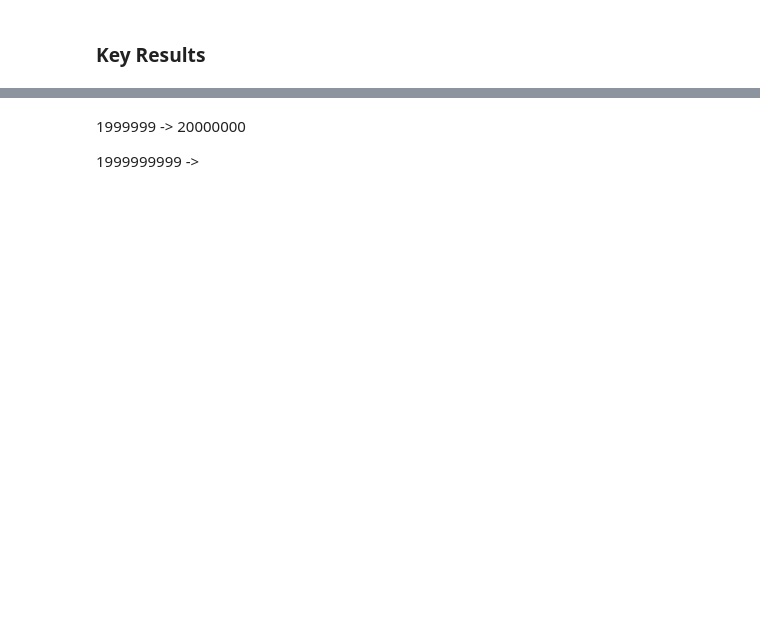
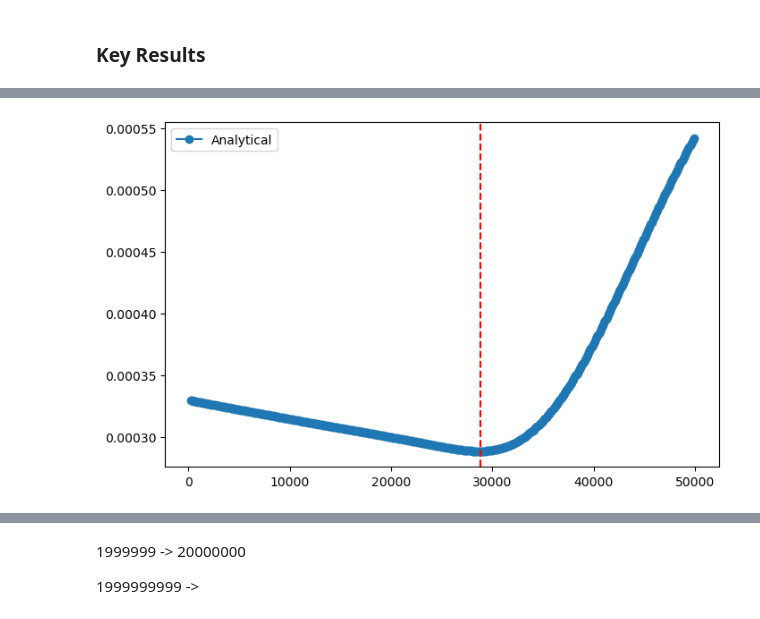
Before and after one commit to WillInvest/Dynamic_AMM, a Jupyter notebook: long_term/final_analysis.ipynb, the cells around one changed output, grey strips where cells are left out. Cells and saved outputs as stored; diff of their text form; code cells hidden in the pictures; blank space fills up the shorter version.

```diff
--- a/long_term/final_analysis.ipynb
+++ b/long_term/final_analysis.ipynb
@@ -159,0 +238,17 @@ def compare_simulation_and_integration(total_steps, start_step, params, sim=True
+# %%
+import pandas as pd
+import numpy as np
+n_paths = 1_000_000
+results = pd.read_csv('/home/shiftpub/Dynamic_AMM/results_record_100.csv')
+results11 = pd.read_csv('/home/shiftpub/Dynamic_AMM/results_100_5000001.csv')
+merged_df = pd.merge(results, results11, left_on='steps', right_on='total_steps', how='left')
+
+# select first 200000 rows
+# print(merged_df.head())
+# merged_df = merged_df[merged_df['steps'] < 200000]
+# print(merged_df.shape)
+std_err = np.sqrt(merged_df['variance']) / np.sqrt(n_paths)
+for col in ['ana', 'stat', 'naiv']:
+    merged_df[f'{col}_std'] = (merged_df[col] - merged_df['mean']) / std_err
+# print(merged_df.to_markdown())
+merged_df.to_csv('simu_vs_ana_sigma_10_total_5m_interval_100.csv', index=False)
@@ -159,0 +284,5 @@ def compare_simulation_and_integration(total_steps, start_step, params, sim=True
+# %%
+total_steps = merged_df['total_steps'].max()
+
+for steps in [5000, 10000, 20000, 30000, 40000, 50000, total_steps]:
+    plot_comparison(merged_df, steps)
@@ -159,0 +296,16 @@ def compare_simulation_and_integration(total_steps, start_step, params, sim=True
+# %%
+def plot_comparison(df, steps, n_std=3):
+    import matplotlib.pyplot as plt
+    plot_df = df[df['steps'] < steps]
+    plt.figure(figsize=(8, 5))
+    increment = plot_df['ana'].shift(1) - plot_df['ana']
+    inc_of_incr = increment.shift(1) - increment
+    plt.axvline(plot_df[inc_of_incr < 0]['steps'].iloc[0], color='r', linestyle='--')
+    plt.plot(plot_df['steps'], increment, 'o-', label='Analytical')
+    # draw a vertical line at when increment is starting to increase
+    plt.legend()
+    plt.show()
+
+plot_comparison(merged_df, 50000)
+# %% [output]
+[figure, added]
```
Also changed, not shown: parts of 24 cells of this notebook, 3 other files.
